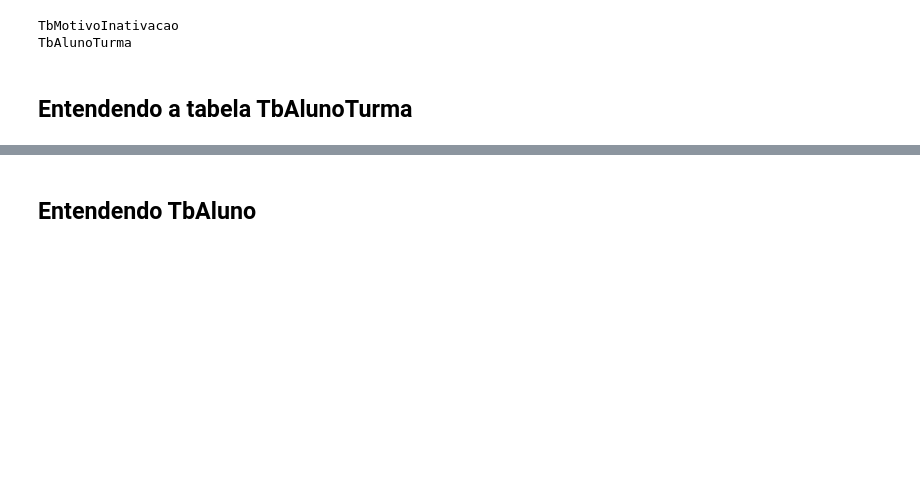
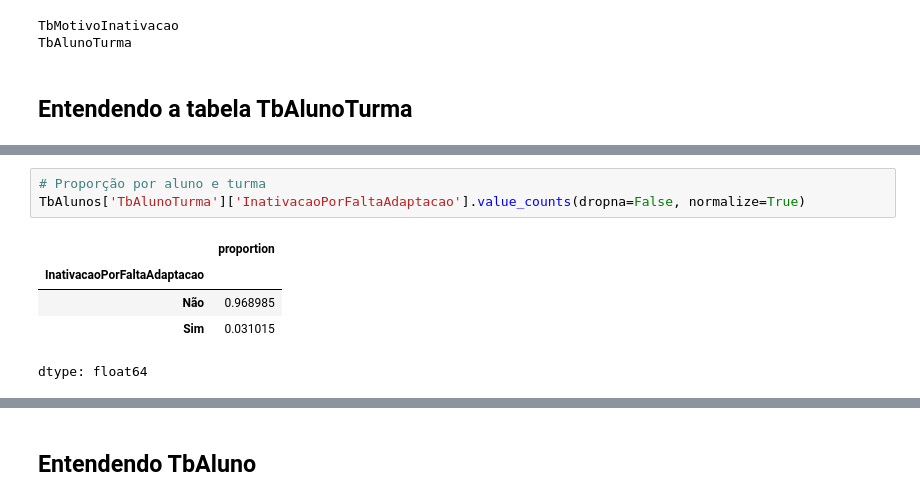
Before and after one commit to johnnathan862/pos-tech-datathon, a Jupyter notebook: exploratory.ipynb, the cells around one changed output, grey strips where cells are left out. Cells and saved outputs as stored; diff of their text form; blank space fills up the shorter version.

```diff
--- a/exploratory.ipynb
+++ b/exploratory.ipynb
@@ -201,0 +254,9 @@ TbAlunos['TbAlunoTurma'].groupby('InativacaoPorFaltaAdaptacao')['IdAluno'].nuniq
+# %%
+# Proporção por aluno e turma
+TbAlunos['TbAlunoTurma']['InativacaoPorFaltaAdaptacao'].value_counts(dropna=False, normalize=True)
+# %% [output]
+|  | proportion |
+| InativacaoPorFaltaAdaptacao |  |
+| Não | 0.968985 |
+| Sim | 0.031015 |
+dtype: float64
```
Also changed, not shown: parts of 21 cells of this notebook.
